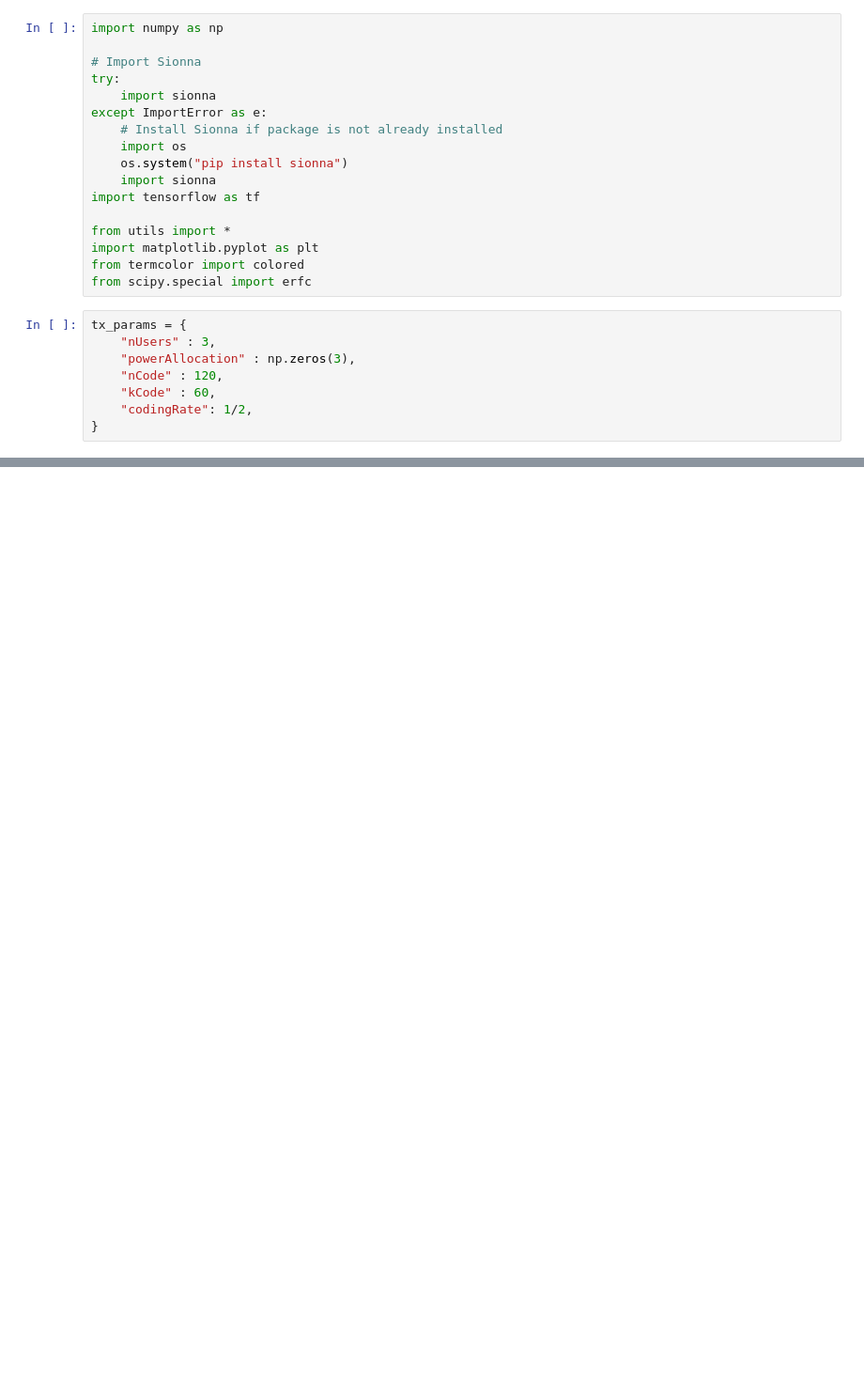
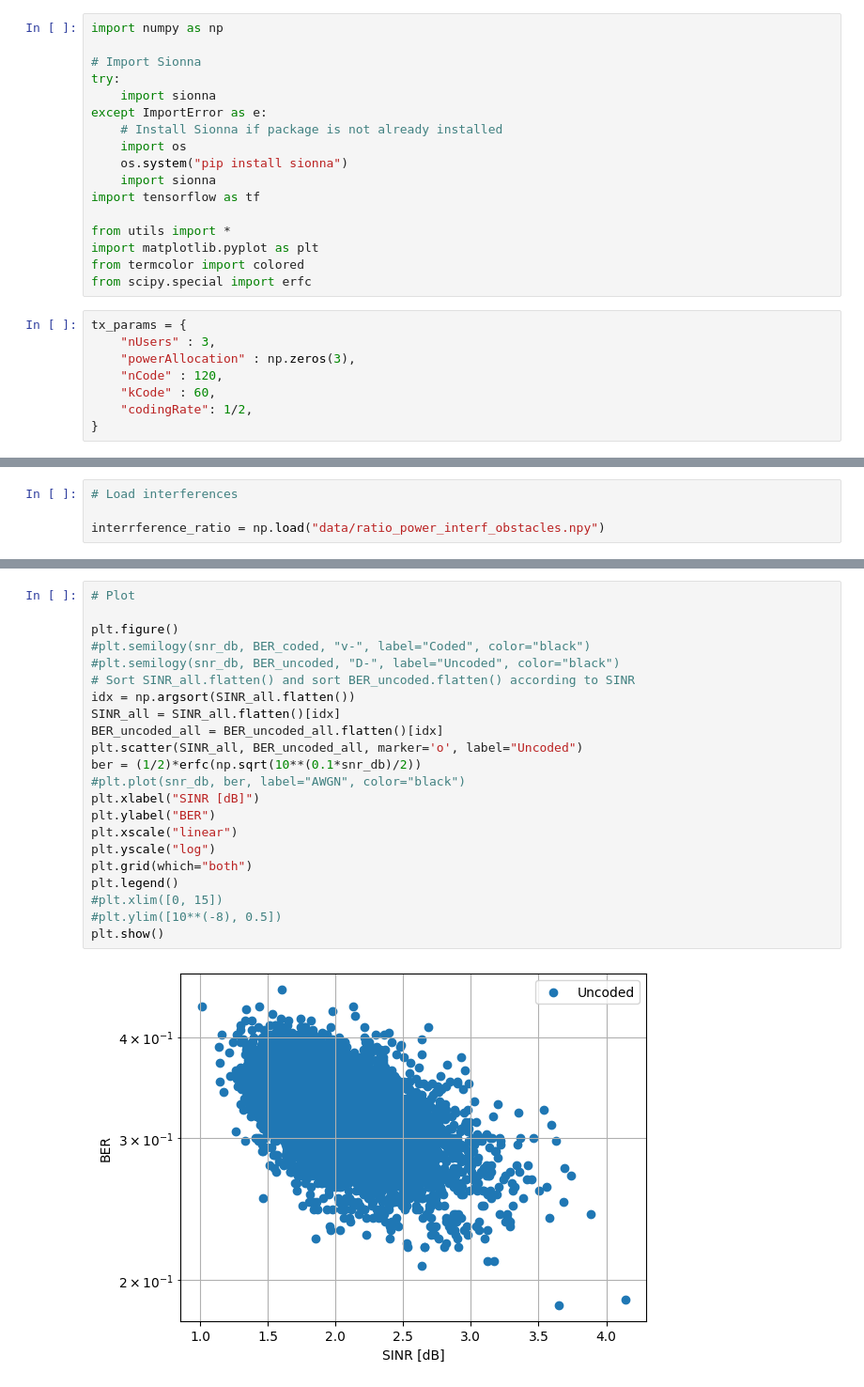
Before and after one commit to BaptisteSambon/LELEC2796-Juju-Baba, a Jupyter notebook: NOMA.ipynb, the cells around one changed output, grey strips where cells are left out. Shown at 94% size. Saved outputs shown, nothing was run; the diff lists cells and outputs as text; blank space fills up the shorter version.

```diff
--- a/NOMA.ipynb
+++ b/NOMA.ipynb
@@ -216,0 +219,4 @@ plt.show()
+# %%
+# Load interferences
+
+interrference_ratio = np.load("data/ratio_power_interf_obstacles.npy")
@@ -216,0 +356,24 @@ plt.show()
+# %%
+# Plot
+
+plt.figure()
+#plt.semilogy(snr_db, BER_coded, "v-", label="Coded", color="black")
+#plt.semilogy(snr_db, BER_uncoded, "D-", label="Uncoded", color="black")
+# Sort SINR_all.flatten() and sort BER_uncoded.flatten() according to SINR
+idx = np.argsort(SINR_all.flatten())
+SINR_all = SINR_all.flatten()[idx]
+BER_uncoded_all = BER_uncoded_all.flatten()[idx]
+plt.scatter(SINR_all, BER_uncoded_all, marker='o', label="Uncoded")
+ber = (1/2)*erfc(np.sqrt(10**(0.1*snr_db)/2))
+#plt.plot(snr_db, ber, label="AWGN", color="black")
+plt.xlabel("SINR [dB]")
+plt.ylabel("BER")
+plt.xscale("linear")
+plt.yscale("log")
+plt.grid(which="both")
+plt.legend()
+#plt.xlim([0, 15])
+#plt.ylim([10**(-8), 0.5])
+plt.show()
+# %% [output]
+[figure, added]
```
Also changed, not shown: parts of 5 cells of this notebook, 12 other files.
